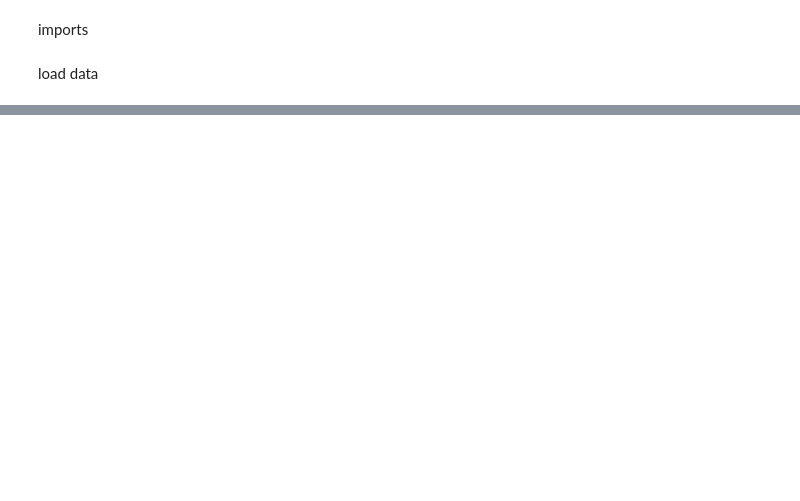
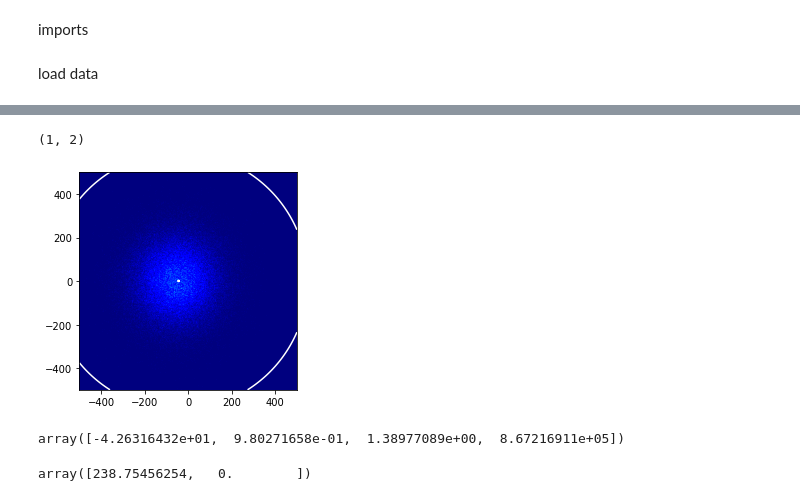
Before and after one commit to alec-gironda/Bose-Einstein-Condensate-NN, a Jupyter notebook: gaussian_fit.ipynb, the cells around one changed output, grey strips where cells are left out. Saved outputs shown, nothing was run; the diff lists cells and outputs as text; code cells hidden in the pictures; blank space fills up the shorter version.

```diff
--- a/gaussian_fit.ipynb
+++ b/gaussian_fit.ipynb
@@ -111,0 +140,2 @@ N_mse
+# %%
+high_temp_x_test, high_temp_y_test = filter_by_temperature(0,150,x_test,y_test)
@@ -111,0 +144,14 @@ N_mse
+# %%
+initial_guess = (0,0,50000,175)
+high_temp_preds = []
+for i,im in enumerate(high_temp_x_test):
+    popt, _ = opt.curve_fit(analytical_eq, (x, y), im.ravel(), p0=initial_guess)
+    pred_No = popt[2]
+    pred_T = popt[3]
+    if pred_No < 0:
+        pred_No = 0
+    if pred_T < 0:
+        pred_T = 0
+    high_temp_preds.append((pred_T,pred_No))
+
+high_temp_preds = np.asarray(high_temp_preds)
@@ -111,0 +245,39 @@ N_mse
+# %%
+test_ims[0] = (test_ims[0] - np.min(test_ims[0])) / np.max(test_ims[0])
+# %%
+indx = 0
+
+x = np.linspace(-length//2+1, length//2, length)
+y = np.linspace(-length//2+1, length//2, length)
+x, y = np.meshgrid(x, y)
+
+initial_guess = (0,0,1000,1)
+
+check_im = test_ims[indx]
+
+new_im = check_im.ravel()
+
+popt, _ = opt.curve_fit(analytical_eq, (x, y), new_im, p0=initial_guess)
+# %%
+labs = np.stack(labs)
+labs.shape
+# %% [output]
+(1, 2)
+# %%
+data_fitted = analytical_eq((x, y), *popt)
+
+fig, ax = plt.subplots(1, 1)
+ax.imshow(new_im.reshape(length, length), cmap=plt.cm.jet, origin='lower',
+    extent=(x.min(), x.max(), y.min(), y.max()))
+ax.contour(x, y, data_fitted.reshape(length, length), 30, colors='w')
+plt.show()
+# %% [output]
+[figure, added]
+# %%
+popt
+# %% [output]
+array([-4.26316432e+01,  9.80271658e-01,  1.38977089e+00,  8.67216911e+05])
+# %%
+labs[indx]
+# %% [output]
+array([238.75456254,   0.        ])
```
Also changed, not shown: parts of 86 cells of this notebook, 2 other files.
